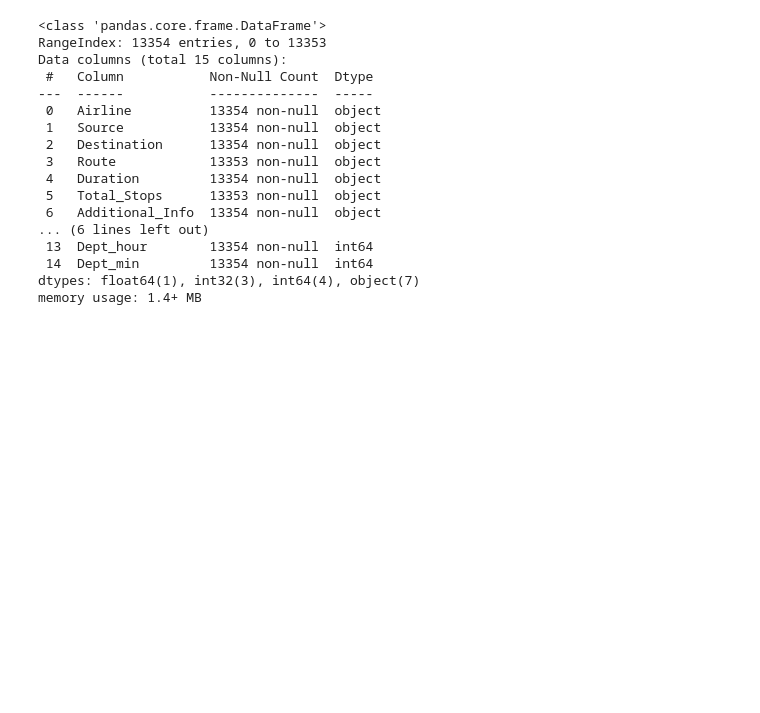
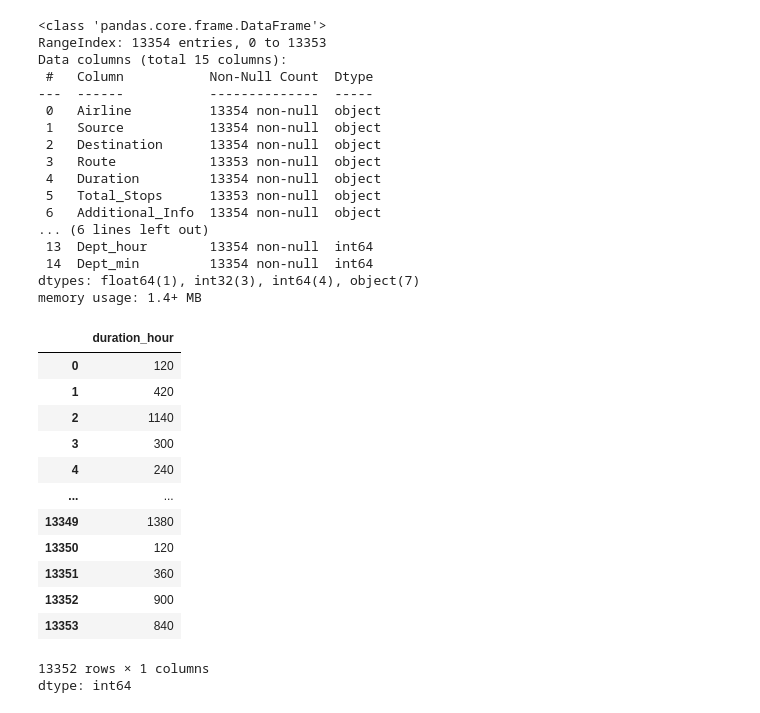
Before and after one commit to GitTanish/DataAnalysis, a Jupyter notebook: eda4.ipynb, the cells around one changed output. Cells and saved outputs as stored; diff of their text form; code cells hidden in the pictures; blank space fills up the shorter version.

```diff
--- a/eda4.ipynb
+++ b/eda4.ipynb
@@ -155,3 +155,5 @@ Data columns (total 15 columns):
  14  Dept_min         13354 non-null  int64
 dtypes: float64(1), int32(3), int64(4), object(7)
 memory usage: 1.4+ MB
+# %%
+final_df['duration_hour']=final_df['Duration'].str.split(' ').str[0].str.split('h').str[0]
@@ -157,0 +167,17 @@ memory usage: 1.4+ MB
+# %%
+final_df['duration_hour']*60
+# %% [output]
+|  | duration_hour |
+| 0 | 120 |
+| 1 | 420 |
+| 2 | 1140 |
+| 3 | 300 |
+| 4 | 240 |
+| ... | ... |
+| 13349 | 1380 |
+| 13350 | 120 |
+| 13351 | 360 |
+| 13352 | 900 |
+| 13353 | 840 |
+13352 rows × 1 columns
+dtype: int64
```
Also changed, not shown: parts of 15 cells of this notebook.
